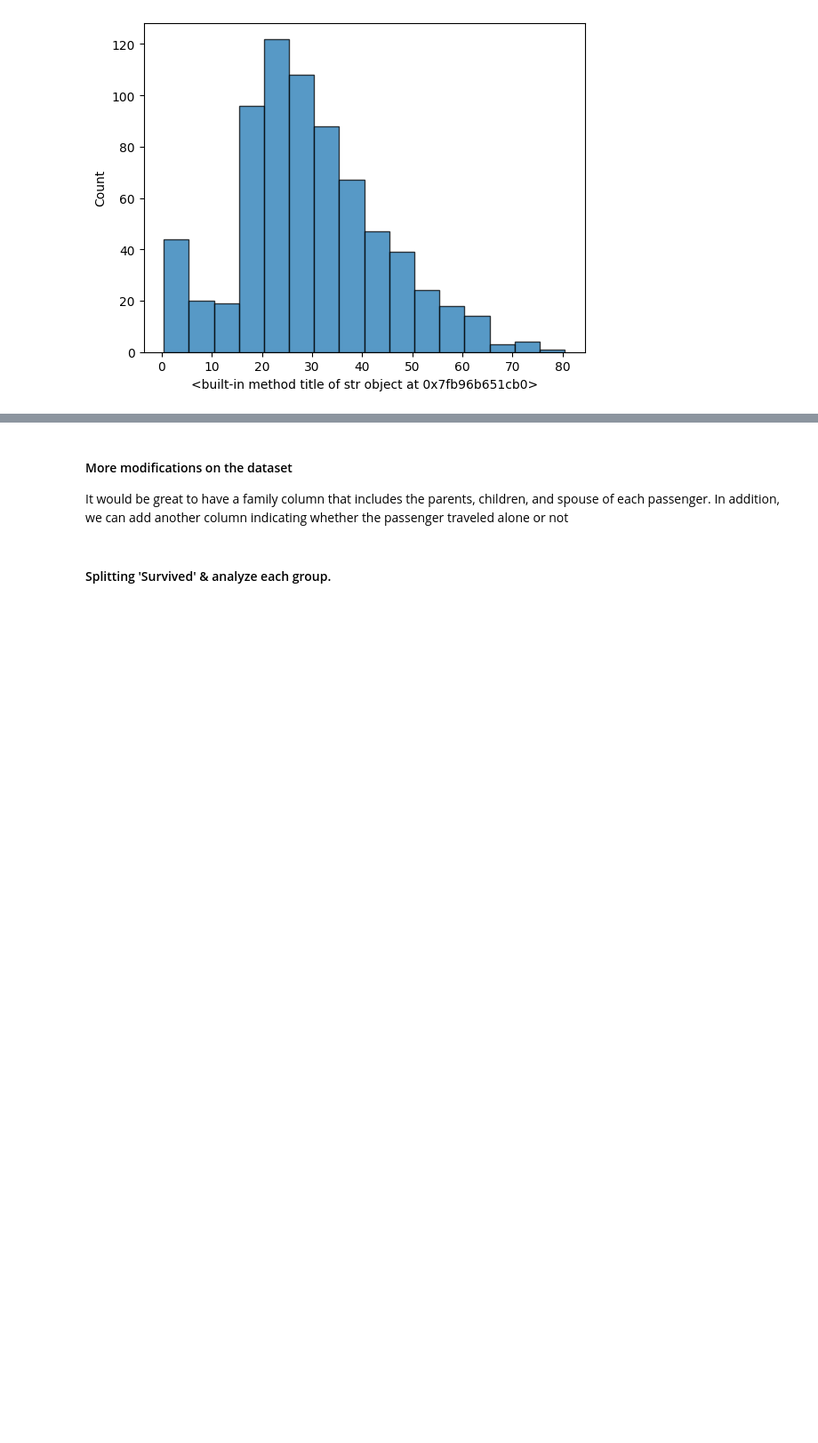
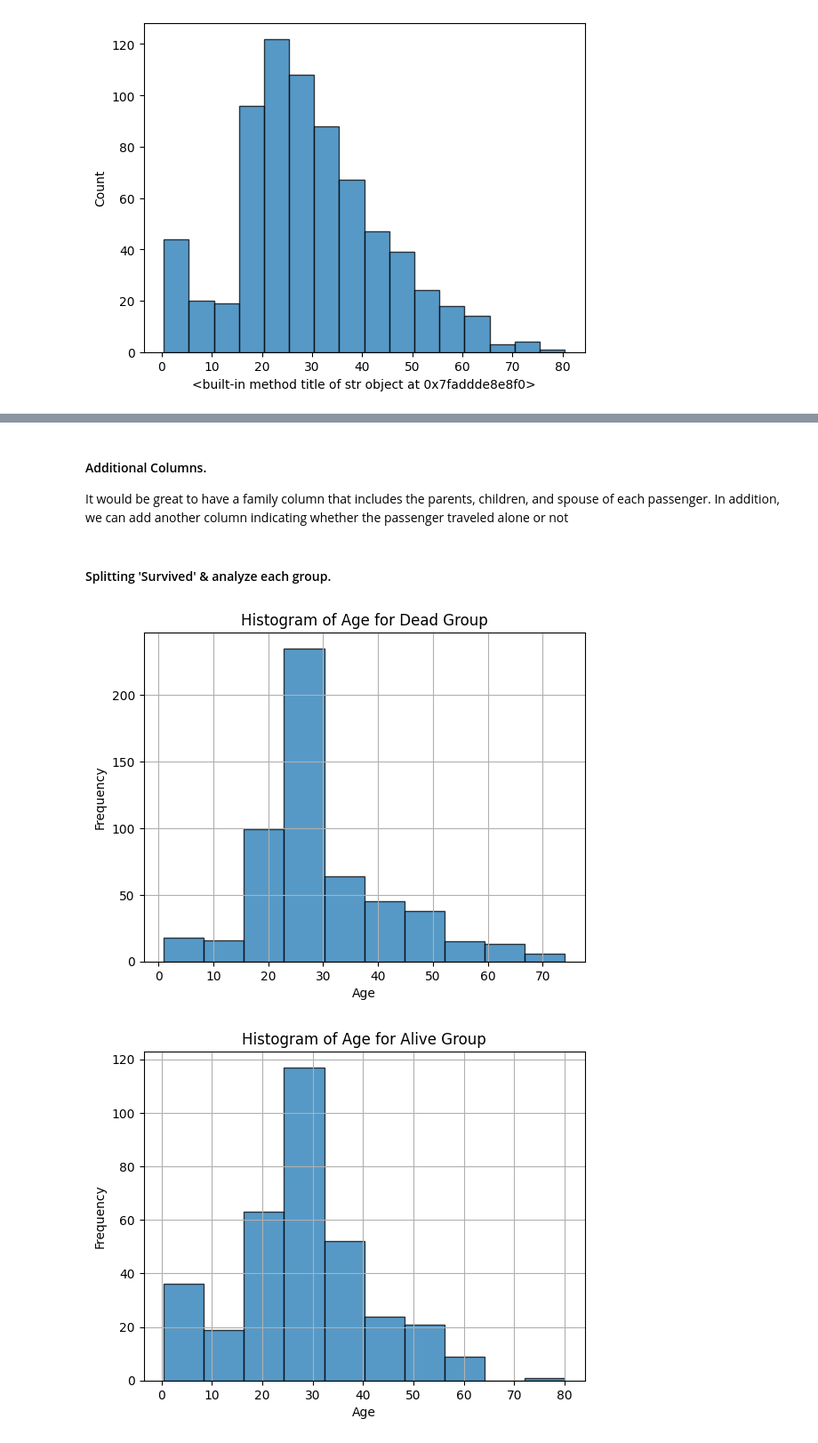
Before and after one commit to SeanMarcusJensen/Exam_DataScience, a Jupyter notebook: Notebook.ipynb, the cells around one changed output, grey strips where cells are left out. Shown at 89% size. Drawn from its saved outputs; the diff is of its cells as text; code cells hidden in the pictures; blank space fills up the shorter version.

```diff
--- a/Notebook.ipynb
+++ b/Notebook.ipynb
@@ -216,5 +149,5 @@ dataframe['Survived'].value_counts().plot(kind='bar')
 # %% [markdown]
-#### More modifications on the dataset
+#### Additional Columns.
 
 It would be great to have a family column that includes the parents, children, and spouse of each passenger. In addition, we can add another column indicating whether the passenger traveled alone or not
 # %%
@@ -227,0 +162,17 @@ did_not_survive_df = dataframe[dataframe['Survived'] == 0]
+# %%
+# Plot the histogram of the age for the dead group
+dead['Age'].hist(alpha=.75, edgecolor='black')
+plt.title('Histogram of Age for Dead Group')
+plt.xlabel('Age')
+plt.ylabel('Frequency')
+plt.show()
+
+# Plot the histogram of the age for the alive group
+alive['Age'].hist(alpha=.75, edgecolor='black')
+plt.title('Histogram of Age for Alive Group')
+plt.xlabel('Age')
+plt.ylabel('Frequency')
+plt.show()
+# %% [output]
+[figure, added]
+[figure, added]
```
Also changed, not shown: parts of 25 cells of this notebook, 1 other file.
